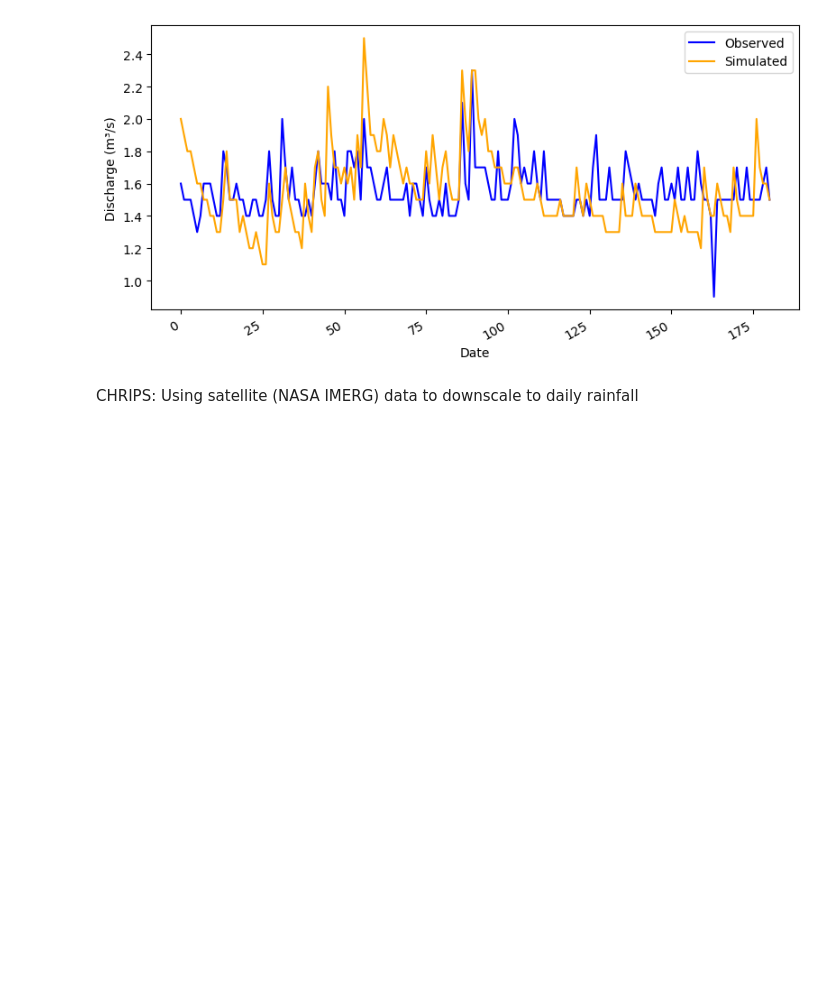
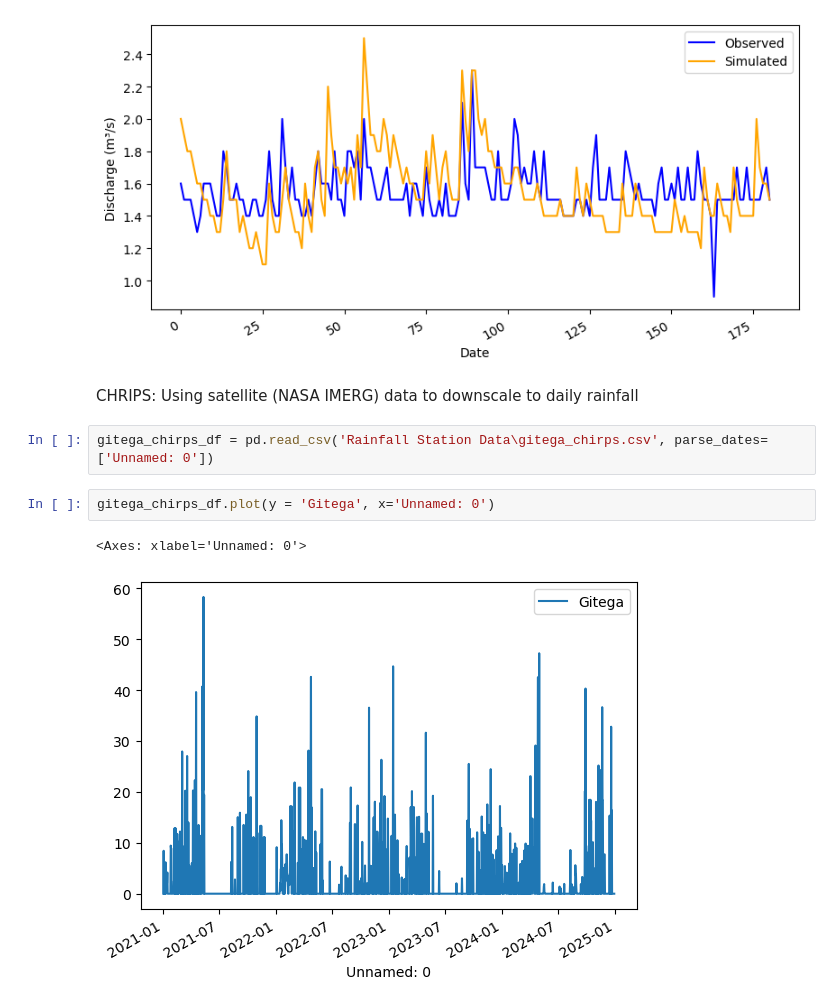
Before and after one commit to emzu/Kigali-Global-Flood-Models, a Jupyter notebook: Case_Study_02)_Rugunga.ipynb, the cells around one changed output. Cells and saved outputs as stored; diff of their text form; blank space fills up the shorter version.

Commit message:
Add CHIRPS data

```diff
--- a/Case_Study_02)_Rugunga.ipynb
+++ b/Case_Study_02)_Rugunga.ipynb
@@ -79,3 +79,10 @@ plt.show()
 [figure]
 # %% [markdown]
 CHRIPS: Using satellite (NASA IMERG) data to downscale to daily rainfall
+# %%
+gitega_chirps_df = pd.read_csv('Rainfall Station Data\gitega_chirps.csv', parse_dates=['Unnamed: 0'])
+# %%
+gitega_chirps_df.plot(y = 'Gitega', x='Unnamed: 0')
+# %% [output]
+<Axes: xlabel='Unnamed: 0'>
+[figure, added]
```
Also changed, not shown: 1 other file.
